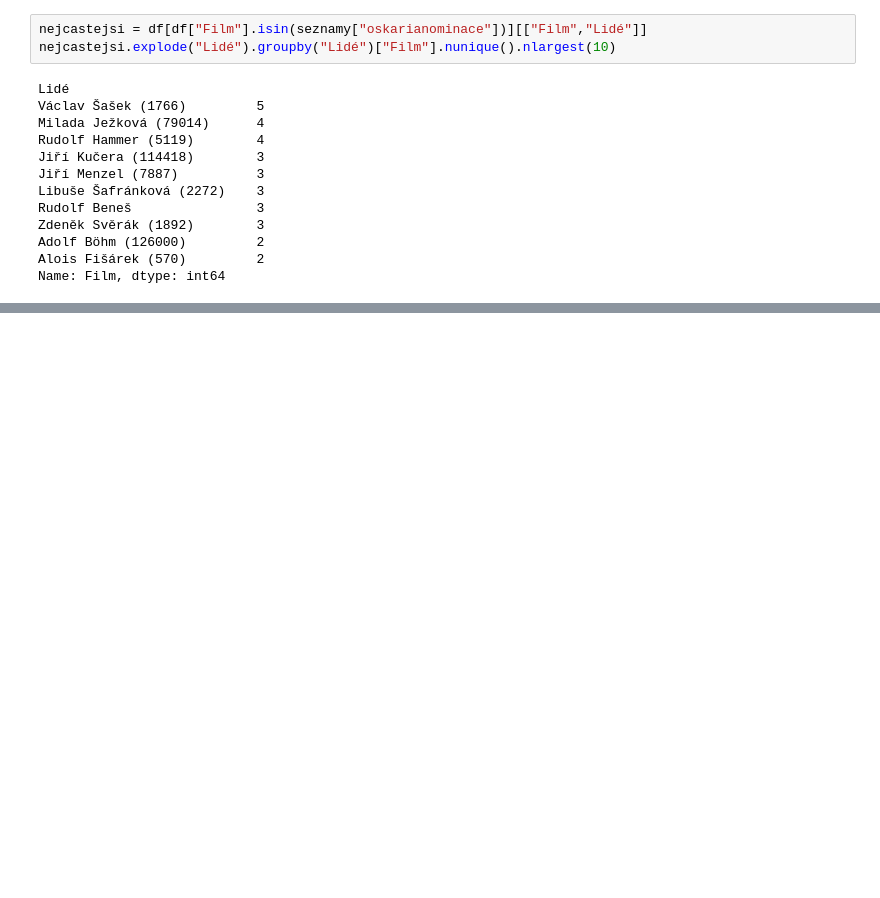
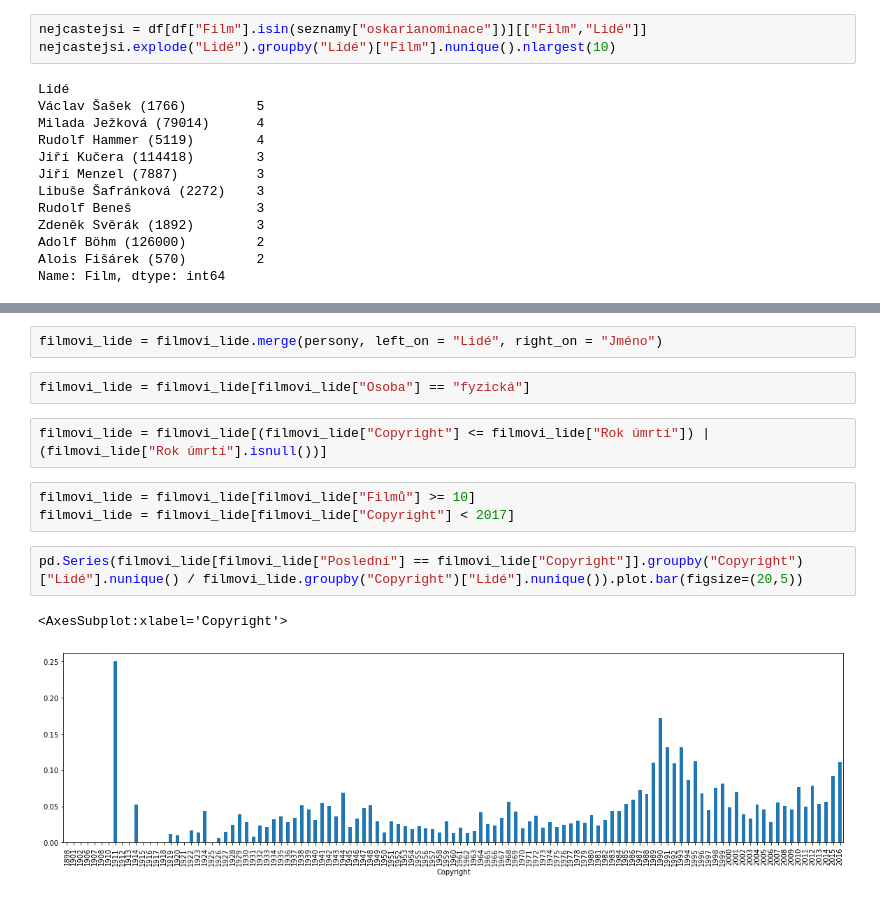
Before and after one commit to DataRozhlas/filmovy-prehled, a Jupyter notebook: 903 tvůrcovstvo aka Král Vávra.ipynb, the cells around one changed output, grey strips where cells are left out. Saved outputs shown, nothing was run; the diff lists cells and outputs as text; blank space fills up the shorter version.

```diff
--- a/903 tvůrcovstvo aka Král Vávra.ipynb
+++ b/903 tvůrcovstvo aka Král Vávra.ipynb
@@ -742,0 +943,14 @@ Name: Film, dtype: int64
+# %%
+filmovi_lide = filmovi_lide.merge(persony, left_on = "Lidé", right_on = "Jméno")
+# %%
+filmovi_lide = filmovi_lide[filmovi_lide["Osoba"] == "fyzická"]
+# %%
+filmovi_lide = filmovi_lide[(filmovi_lide["Copyright"] <= filmovi_lide["Rok úmrtí"]) | (filmovi_lide["Rok úmrtí"].isnull())]
+# %%
+filmovi_lide = filmovi_lide[filmovi_lide["Filmů"] >= 10]
+filmovi_lide = filmovi_lide[filmovi_lide["Copyright"] < 2017]
+# %%
+pd.Series(filmovi_lide[filmovi_lide["Poslední"] == filmovi_lide["Copyright"]].groupby("Copyright")["Lidé"].nunique() / filmovi_lide.groupby("Copyright")["Lidé"].nunique()).plot.bar(figsize=(20,5))
+# %% [output]
+<AxesSubplot:xlabel='Copyright'>
+[figure, added]
```
Also changed, not shown: parts of 24 cells of this notebook, 13 other files.
